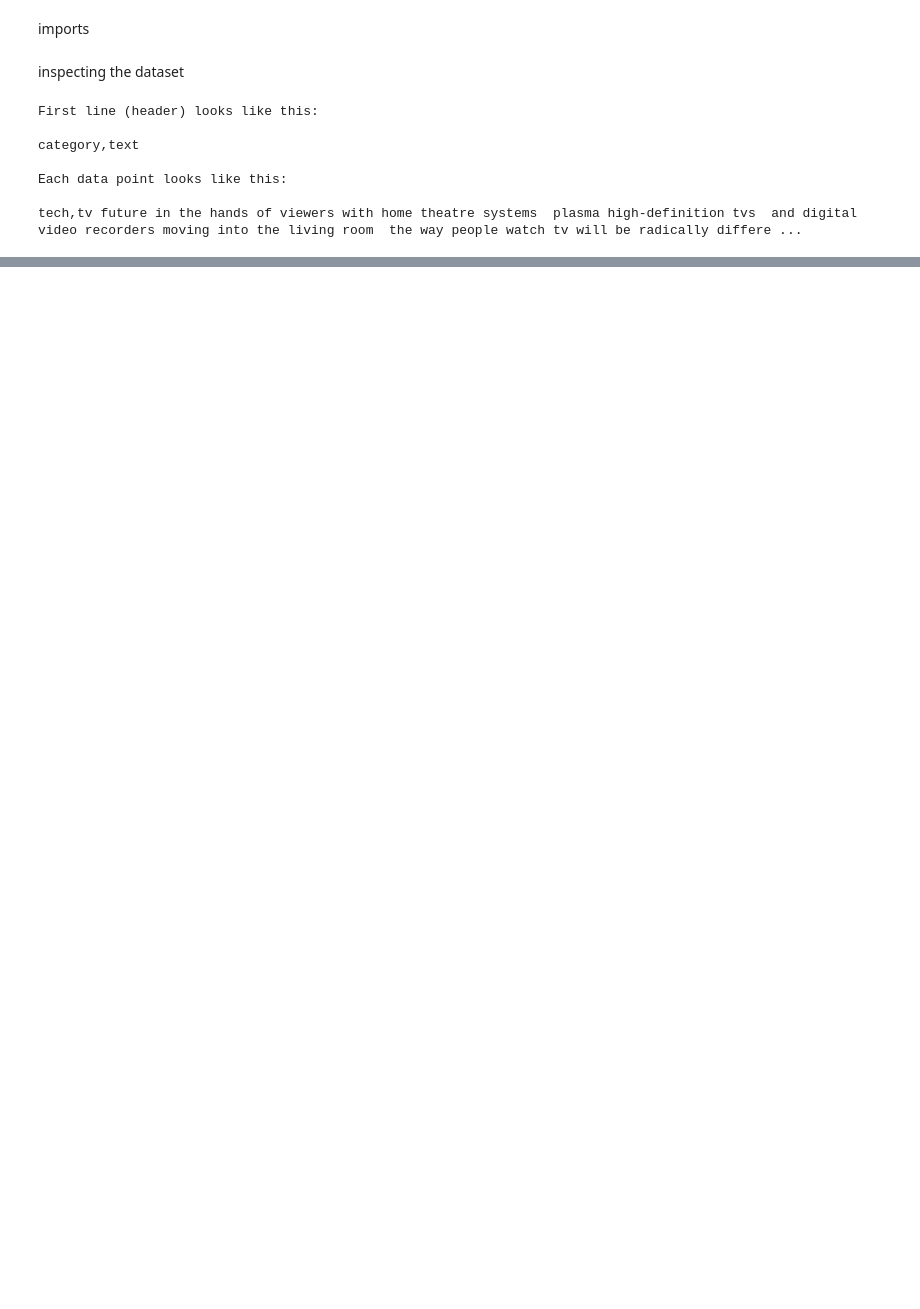
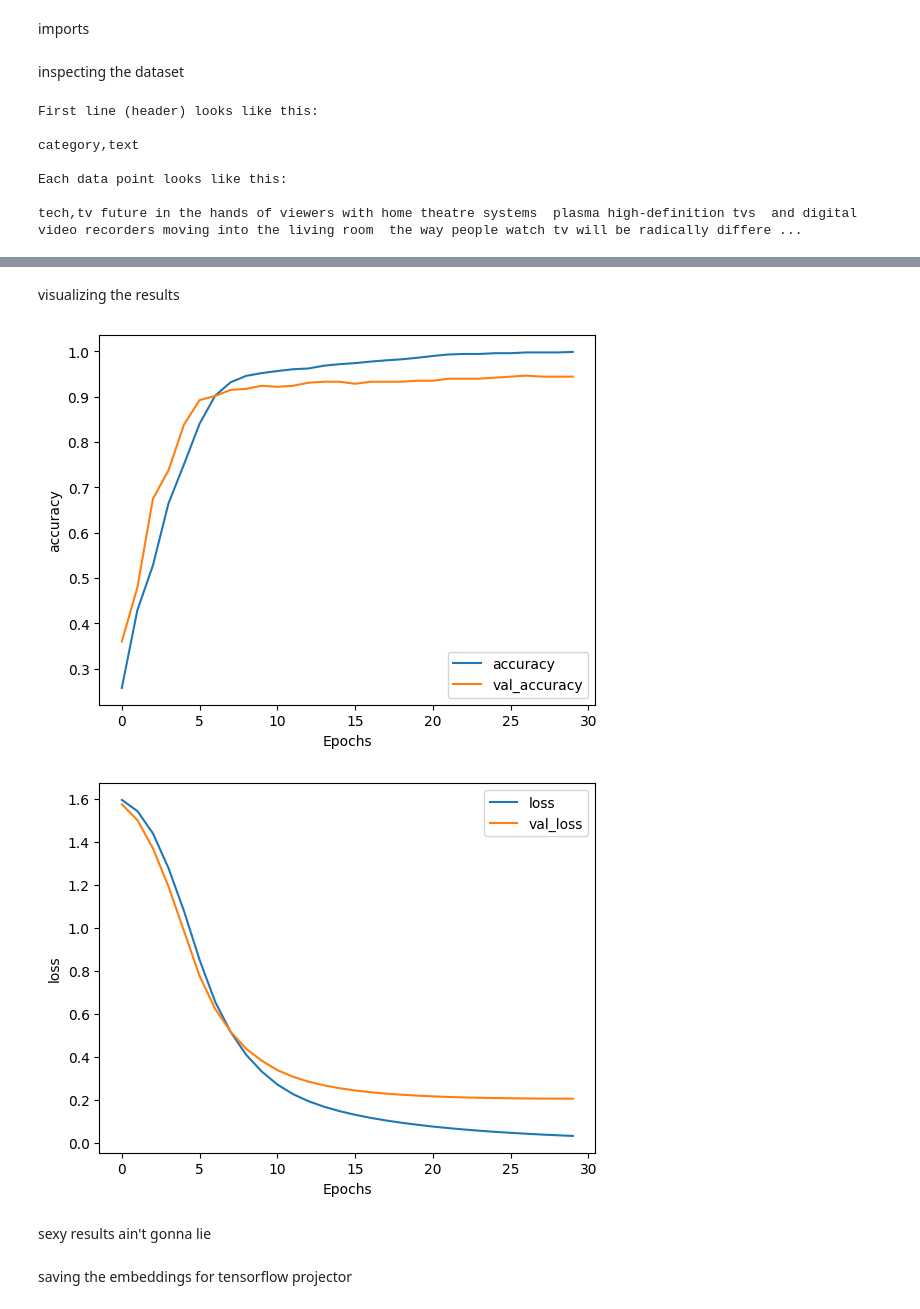
Before and after one commit to PranavU-Coder/personal_DL, a Jupyter notebook: NLP/BBC_Archive.ipynb, the cells around one changed output, grey strips where cells are left out. Drawn from its saved outputs; the diff is of its cells as text; code cells hidden in the pictures; blank space fills up the shorter version.

```diff
--- a/NLP/BBC_Archive.ipynb
+++ b/NLP/BBC_Archive.ipynb
@@ -157,0 +177,6 @@ First ten label sequences: [3 1 0 0 4 2 2 0 0 4]
+# %%
+train_proc_dataset = preprocess_dataset(train_dataset, vectorizer, label_encoder)
+validation_proc_dataset = preprocess_dataset(validation_dataset, vectorizer, label_encoder)
+
+print(f"Number of batches in the train dataset: {train_proc_dataset.cardinality()}")
+print(f"Number of batches in the validation dataset: {validation_proc_dataset.cardinality()}")
@@ -157,0 +197,22 @@ First ten label sequences: [3 1 0 0 4 2 2 0 0 4]
+# %%
+def create_model():
+
+    model = tf.keras.Sequential([
+        tf.keras.Input(shape=(MAX_LENGTH,)),
+        tf.keras.layers.Embedding(VOCAB_SIZE, EMBEDDING_DIM),
+        tf.keras.layers.GlobalAveragePooling1D(),
+        tf.keras.layers.Dense(24, activation='relu'),
+        tf.keras.layers.Dense(5, activation='softmax')
+    ])
+
+    model.compile(
+		loss='sparse_categorical_crossentropy',
+		optimizer='adam',
+		metrics=['accuracy']
+	)
+
+    return model
+# %%
+model = create_model()
+# %%
+history = model.fit(train_proc_dataset, epochs=30, validation_data=validation_proc_dataset)
@@ -157,0 +245,18 @@ First ten label sequences: [3 1 0 0 4 2 2 0 0 4]
+# %% [markdown]
+visualizing the results
+# %%
+def plot_graphs(history, metric):
+    plt.plot(history.history[metric])
+    plt.plot(history.history[f'val_{metric}'])
+    plt.xlabel("Epochs")
+    plt.ylabel(metric)
+    plt.legend([metric, f'val_{metric}'])
+    plt.show()
+
+plot_graphs(history, "accuracy")
+plot_graphs(history, "loss")
+# %% [output]
+[figure, added]
+[figure, added]
+# %% [markdown]
+sexy results ain't gonna lie
@@ -157,0 +266,2 @@ First ten label sequences: [3 1 0 0 4 2 2 0 0 4]
+# %% [markdown]
+saving the embeddings for tensorflow projector
```
Also changed, not shown: parts of 41 cells of this notebook, 4 other files.
